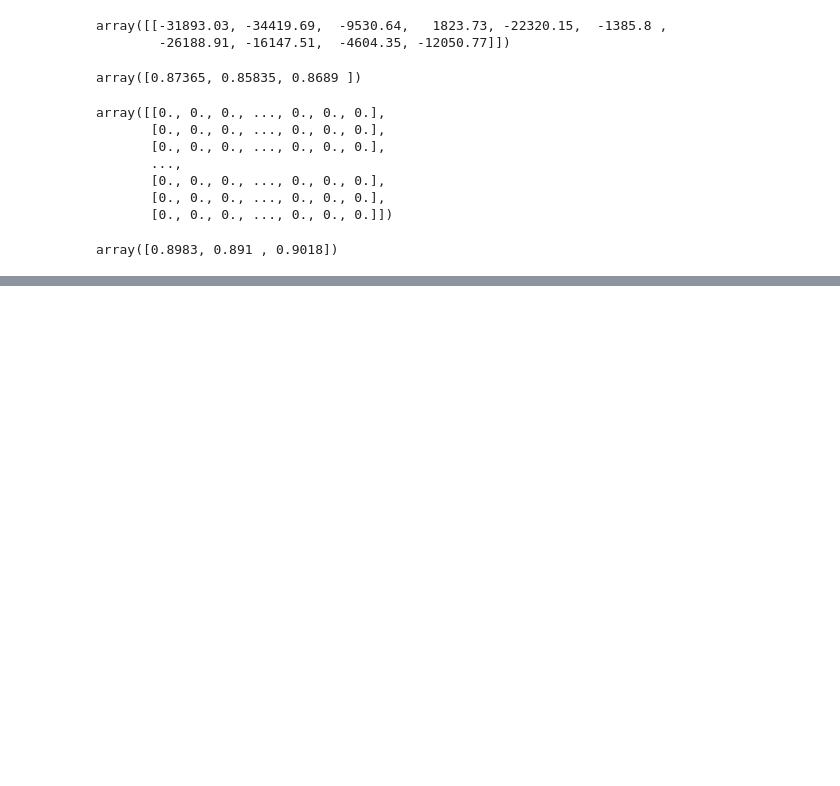
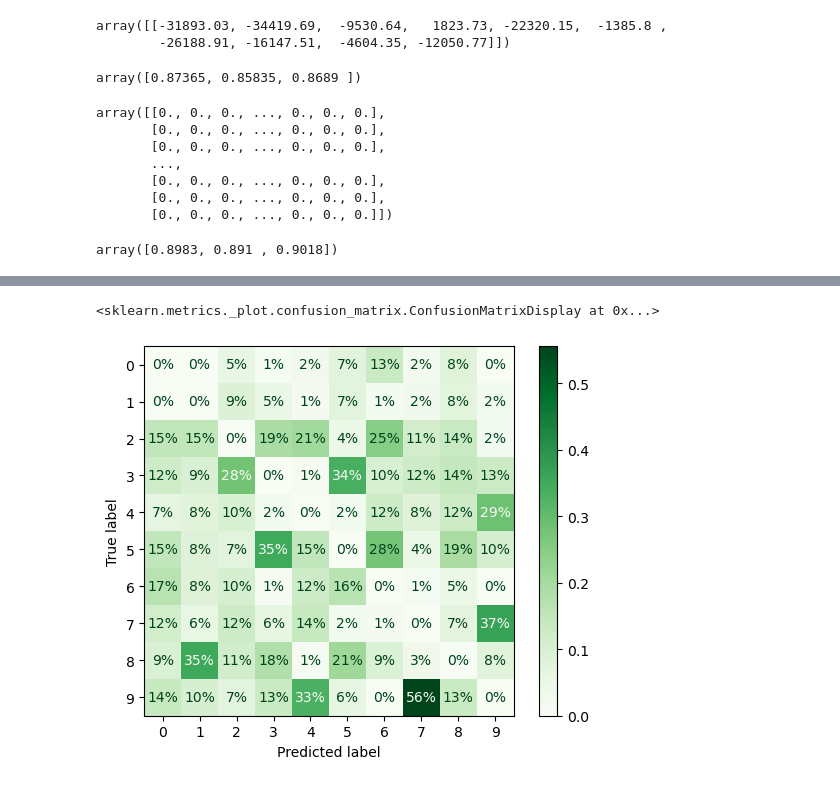
Before and after one commit to Parmida79/baldr, a Jupyter notebook: baldr/homl_chapter_3.ipynb, the cells around one changed output, grey strips where cells are left out. Drawn from its saved outputs; the diff is of its cells as text; code cells hidden in the pictures; blank space fills up the shorter version.

```diff
--- a/baldr/homl_chapter_3.ipynb
+++ b/baldr/homl_chapter_3.ipynb
@@ -418,0 +447,6 @@ array([0.8983, 0.891 , 0.9018])
+# %%
+# It's a column relative frequency table(the sum of all numbers in a row results in 100)
+ConfusionMatrixDisplay.from_predictions(y_train, y_train_pred, sample_weight=sample_weight, normalize='pred', values_format=".0%", cmap='Greens')
+# %% [output]
+<sklearn.metrics._plot.confusion_matrix.ConfusionMatrixDisplay at 0x...>
+[figure, added]
```
Also changed, not shown: parts of 8 cells of this notebook.
